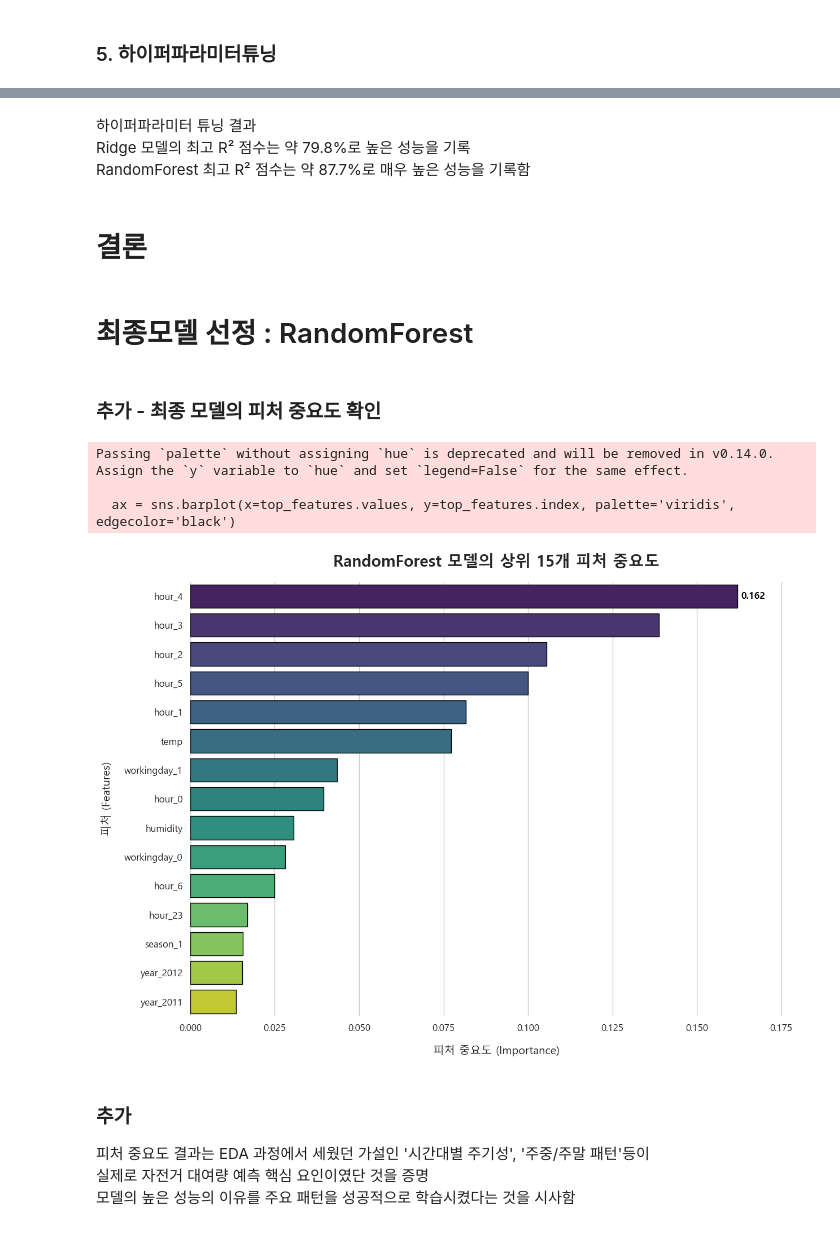
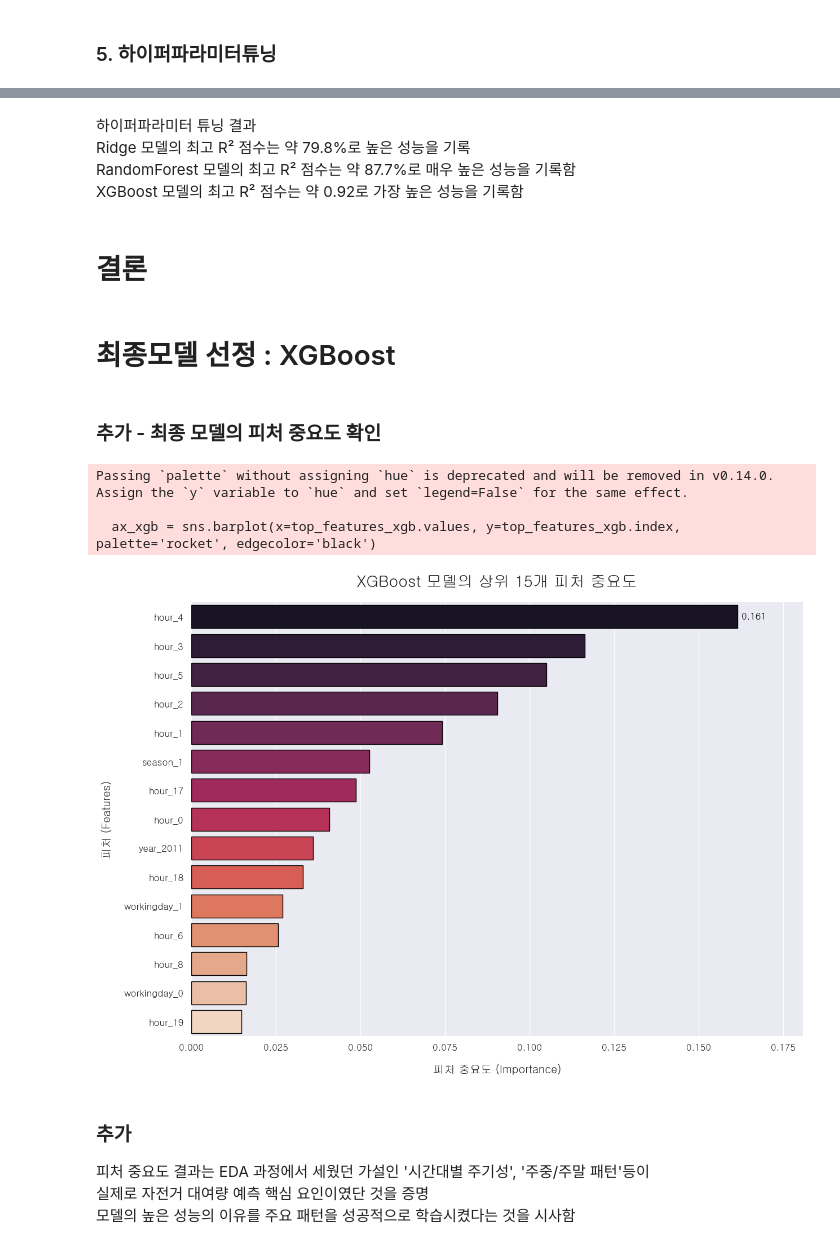
Before and after one commit to sjun4040/hipython_rep, a Jupyter notebook: 39.Bike대여량예측모델.ipynb, the cells around one changed output, grey strips where cells are left out. Saved outputs shown, nothing was run; the diff lists cells and outputs as text; code cells hidden in the pictures.

```diff
--- a/39.Bike대여량예측모델.ipynb
+++ b/39.Bike대여량예측모델.ipynb
@@ -494,51 +544,43 @@ XGBoost 교차 검증 최고 R² 점수: 0.9186
 # %% [markdown]
 하이퍼파라미터 튜닝 결과 <BR>
 Ridge 모델의 최고 R² 점수는 약 79.8%로 높은 성능을 기록 <BR>
-RandomForest 최고 R² 점수는 약 87.7%로 매우 높은 성능을 기록함
+RandomForest 모델의 최고 R² 점수는 약 87.7%로 매우 높은 성능을 기록함<br>
+XGBoost 모델의 최고 R² 점수는 약 0.92로 가장 높은 성능을 기록함
 # %% [markdown]
 # 결론
 # %% [markdown]
-# 최종모델 선정 : RandomForest
+# 최종모델 선정 : XGBoost
 # %% [markdown]
 ### 추가 - 최종 모델의 피처 중요도  확인
 # %%
-# 튜닝으로 찾은 최적의 모델
-best_rf_model = random_rf.best_estimator_
+# 최적의 XGBoost 모델
+best_xgb_model = random_searches['XGBoost'].best_estimator_
 
-# 피처 중요도 추출
-feature_importances = best_rf_model.named_steps['rf'].feature_importances_
-feature_series = pd.Series(feature_importances, index=X_features_ohe.columns)
-top_features = feature_series.sort_values(ascending=False).head(15)
+# XGBoost 모델에서 피처 중요도 추출
+feature_importances_xgb = best_xgb_model.named_steps['xgb'].feature_importances_
+feature_series_xgb = pd.Series(feature_importances_xgb, index=X_features_ohe.columns)
+top_features_xgb = feature_series_xgb.sort_values(ascending=False).head(15)
 
-# --- 시각화 코드 ---
+# 시각화 코드
+plt.figure(figsize=(14, 10))
+ax_xgb = sns.barplot(x=top_features_xgb.values, y=top_features_xgb.index, palette='rocket', edgecolor='black')
 
-# 1. 스타일 및 폰트 설정
-sns.set_style('whitegrid')
-plt.rc('font', family='Malgun Gothic')
-plt.rc('axes', unicode_minus=False)
+ax_xgb.bar_label(ax_xgb.containers[0], fmt='%.3f', padding=5, fontsize=12, color='black', weight='bold')
 
-# 2. 그래프 그리기
-plt.figure(figsize=(14, 10))
-ax = sns.barplot(x=top_features.values, y=top_features.index, palette='viridis', edgecolor='black')
-
-# 3. 각 막대에 값 표시
-ax.bar_label(ax.containers[0], fmt='%.3f', padding=5, fontsize=12, color='black', weight='bold')
-
-# 4. 제목 및 레이블, 디자인 설정
-plt.title('RandomForest 모델의 상위 15개 피처 중요도', fontsize=20, pad=20, weight='bold')
+plt.title('XGBoost 모델의 상위 15개 피처 중요도', fontsize=20, pad=20, weight='bold')
 plt.xlabel('피처 중요도 (Importance)', fontsize=14, labelpad=15)
 plt.ylabel('피처 (Features)', fontsize=14, labelpad=15)
 plt.xticks(fontsize=12)
 plt.yticks(fontsize=12)
-plt.xlim(0, top_features.max() * 1.12)
+plt.xlim(0, top_features_xgb.max() * 1.12)
 sns.despine(left=True, bottom=True)
 
 plt.show()
 # %% [output]
 Passing `palette` without assigning `hue` is deprecated and will be removed in v0.14.0. Assign the `y` variable to `hue` and set `legend=False` for the same effect.
 
-  ax = sns.barplot(x=top_features.values, y=top_features.index, palette='viridis', edgecolor='black')
+  ax_xgb = sns.barplot(x=top_features_xgb.values, y=top_features_xgb.index, palette='rocket', edgecolor='black')
-[figure, old version]
+[figure, new version]
 # %% [markdown]
 ### 추가
 피처 중요도 결과는 EDA 과정에서 세웠던 가설인 '시간대별 주기성', '주중/주말 패턴'등이 <BR>
```
Also changed, not shown: parts of 4 cells of this notebook.
